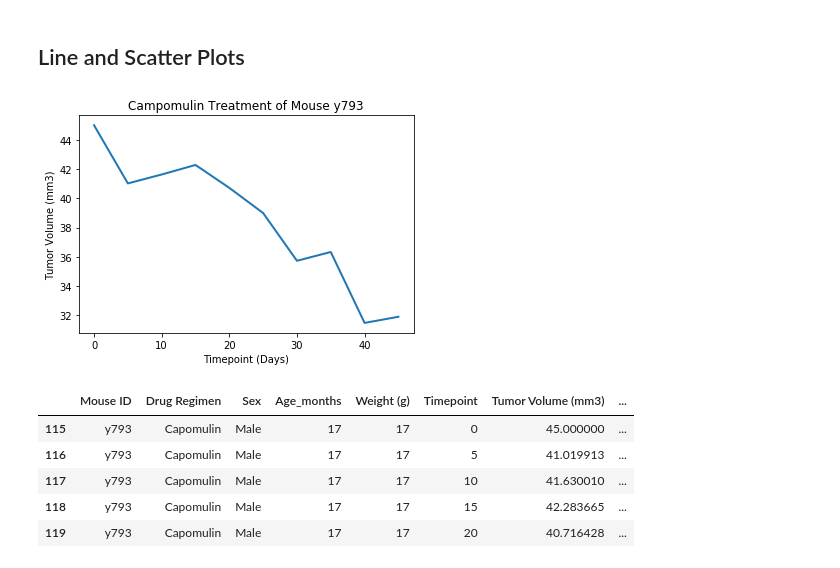
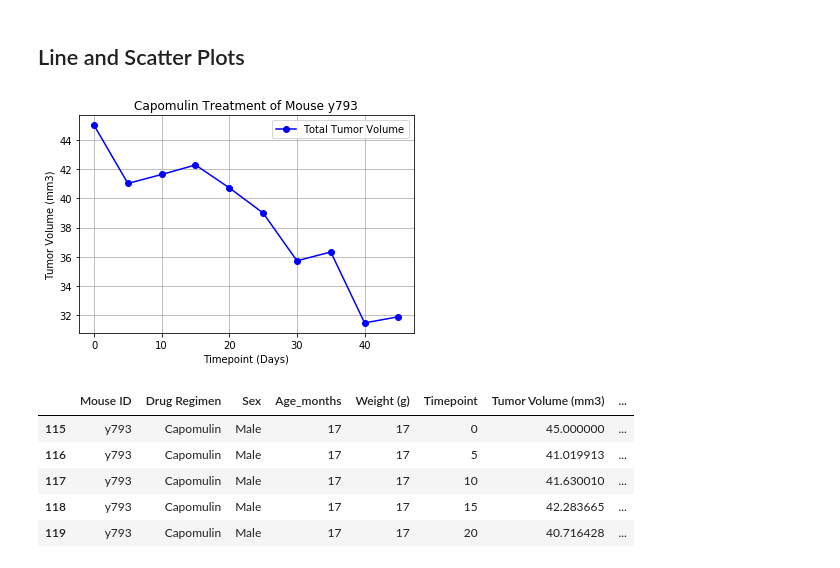
Before and after one commit to j1-aggie/5_MatPlotLib_Homework, a Jupyter notebook: pymaceuticals_starter.ipynb, the cells around one changed output. Saved outputs shown, nothing was run; the diff lists cells and outputs as text; code cells hidden in the pictures.

```diff
--- a/pymaceuticals_starter.ipynb
+++ b/pymaceuticals_starter.ipynb
@@ -280,18 +283,24 @@ plt.show()
 ## Line and Scatter Plots
 # %%
 # Generate a line plot of time point versus tumor volume for a mouse treated with Capomulin
-sline_df = Cap_df.loc[Cap_df["Mouse ID"] == "y793",:]
+sline_data = combined_data[(combined_data["Drug Regimen"] == "Capomulin") & (combined_data["Mouse ID"] == "y793")]
+sline_data = sline_data.groupby(["Drug Regimen", "Timepoint"])
+sline_df = sline_data["Tumor Volume (mm3)"].mean().to_frame()
+sline_index_data_df = sline_df.unstack(0)
+slineplot_df = sline_index_data_df["Tumor Volume (mm3)"]
 
-x_axis_tumplt = sline_df["Timepoint"]
-Tum_vol = sline_df["Tumor Volume (mm3)"]
+xaxis = [0,5,10,15,20,25,30,35,40,45]
+plt.figure()
+slinetotal, = plt.plot(xaxis, slineplot_df["Capomulin"], marker= "o", color="blue", label="Total Tumor Volume")
 
-plt.title('Campomulin Treatment of Mouse y793')
-plt.plot(x_axis_tumplt, Tum_vol, linewidth=2, markersize=10)
+plt.title('Capomulin Treatment of Mouse y793')
+
 plt.xlabel('Timepoint (Days)')
 plt.ylabel('Tumor Volume (mm3)')
-
+plt.legend(handles=[slinetotal], loc="best")
+plt.grid(True)
 plt.show()
 # %% [output]
-[figure, old version]
+[figure, new version]
 # %%
 #show data table for single mouse
```
Also changed, not shown: parts of 10 cells of this notebook.
